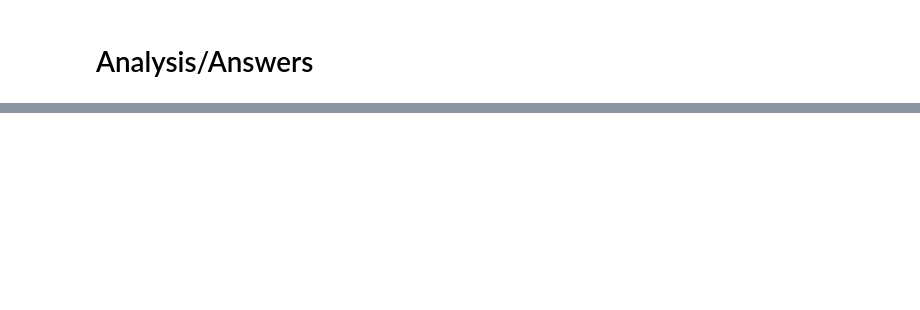
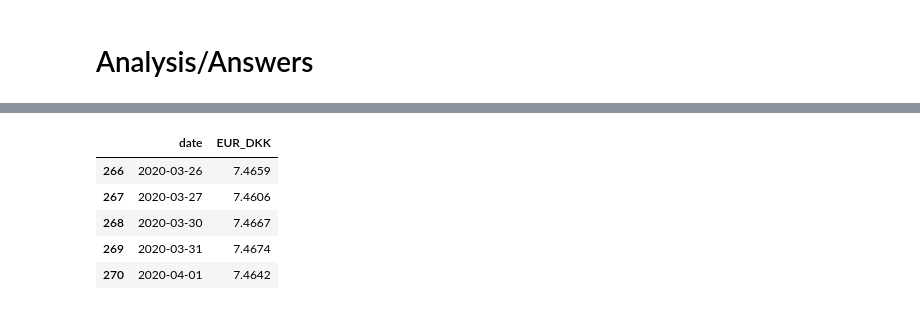
Before and after one commit to jkaniamorales/case-studies, a Jupyter notebook: src/analysis/Python_Exercise1.ipynb, the cells around one changed output, grey strips where cells are left out. Cells and saved outputs as stored; diff of their text form; code cells hidden in the pictures; blank space fills up the shorter version.

```diff
--- a/src/analysis/Python_Exercise1.ipynb
+++ b/src/analysis/Python_Exercise1.ipynb
@@ -52,0 +106,11 @@ df[mask__EUR_DKK__max]
+# %%
+# Visual validation check for EUR_DKK
+mask__dates = ("2020-03-26" <= df["date"]) & (df["date"] <= "2020-04-01")
+df[mask__dates][["date", "EUR_DKK"]]
+# %% [output]
+|  | date | EUR_DKK |
+| 266 | 2020-03-26 | 7.4659 |
+| 267 | 2020-03-27 | 7.4606 |
+| 268 | 2020-03-30 | 7.4667 |
+| 269 | 2020-03-31 | 7.4674 |
+| 270 | 2020-04-01 | 7.4642 |
```
Also changed, not shown: parts of 12 cells of this notebook, 4 other files.
